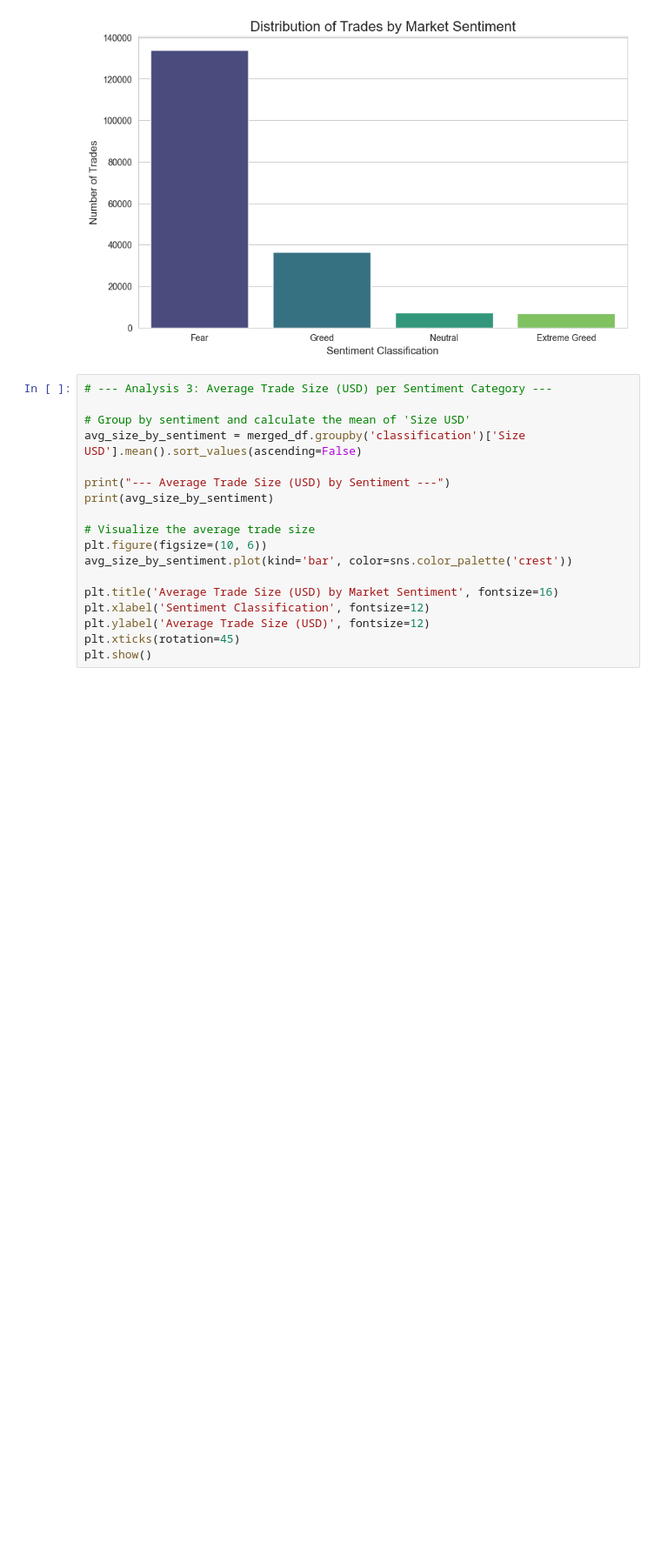
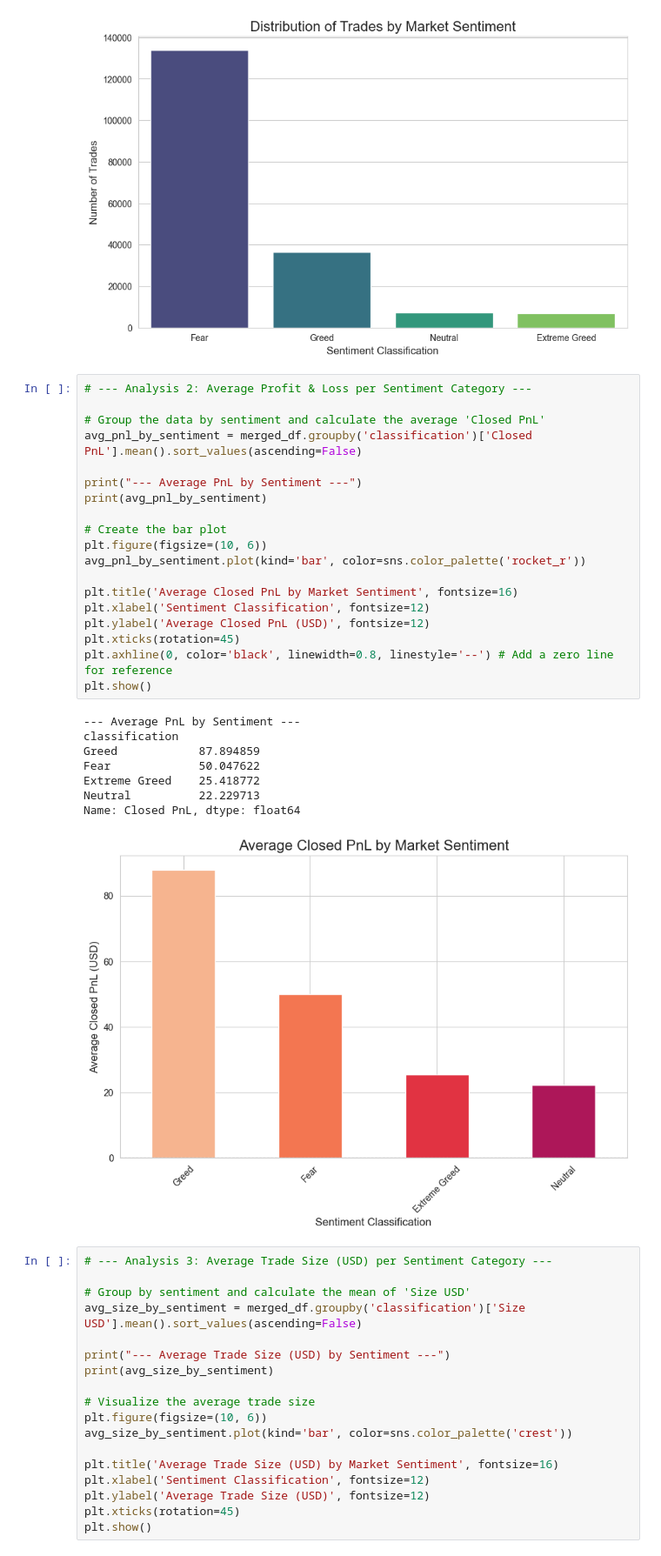
Before and after one commit to Shiva2806/trader-sentiment-analysis, a Jupyter notebook: notebooks/analysis.ipynb, the cells around one changed output. Shown: that part at 87% size. Drawn from its saved outputs; the diff is of its cells as text; blank space fills up the shorter version.

Commit message:
Initial commit: Completed trader sentiment analysis

```diff
--- a/notebooks/analysis.ipynb
+++ b/notebooks/analysis.ipynb
@@ -127,6 +127,34 @@ Passing `palette` without assigning `hue` is deprecated and will be removed in v
 
   sns.countplot(data=merged_df, x='classification', order=merged_df['classification'].value_counts().index, palette='viridis')
 [figure]
+# %%
+# --- Analysis 2: Average Profit & Loss per Sentiment Category ---
+
+# Group the data by sentiment and calculate the average 'Closed PnL'
+avg_pnl_by_sentiment = merged_df.groupby('classification')['Closed PnL'].mean().sort_values(ascending=False)
+
+print("--- Average PnL by Sentiment ---")
+print(avg_pnl_by_sentiment)
+
+# Create the bar plot
+plt.figure(figsize=(10, 6))
+avg_pnl_by_sentiment.plot(kind='bar', color=sns.color_palette('rocket_r'))
+
+plt.title('Average Closed PnL by Market Sentiment', fontsize=16)
+plt.xlabel('Sentiment Classification', fontsize=12)
+plt.ylabel('Average Closed PnL (USD)', fontsize=12)
+plt.xticks(rotation=45)
+plt.axhline(0, color='black', linewidth=0.8, linestyle='--') # Add a zero line for reference
+plt.show()
+# %% [output]
+--- Average PnL by Sentiment ---
+classification
+Greed            87.894859
+Fear             50.047622
+Extreme Greed    25.418772
+Neutral          22.229713
+Name: Closed PnL, dtype: float64
+[figure, added]
 # %%
 # --- Analysis 3: Average Trade Size (USD) per Sentiment Category ---
 
```
Also changed, not shown: 2 other files.
